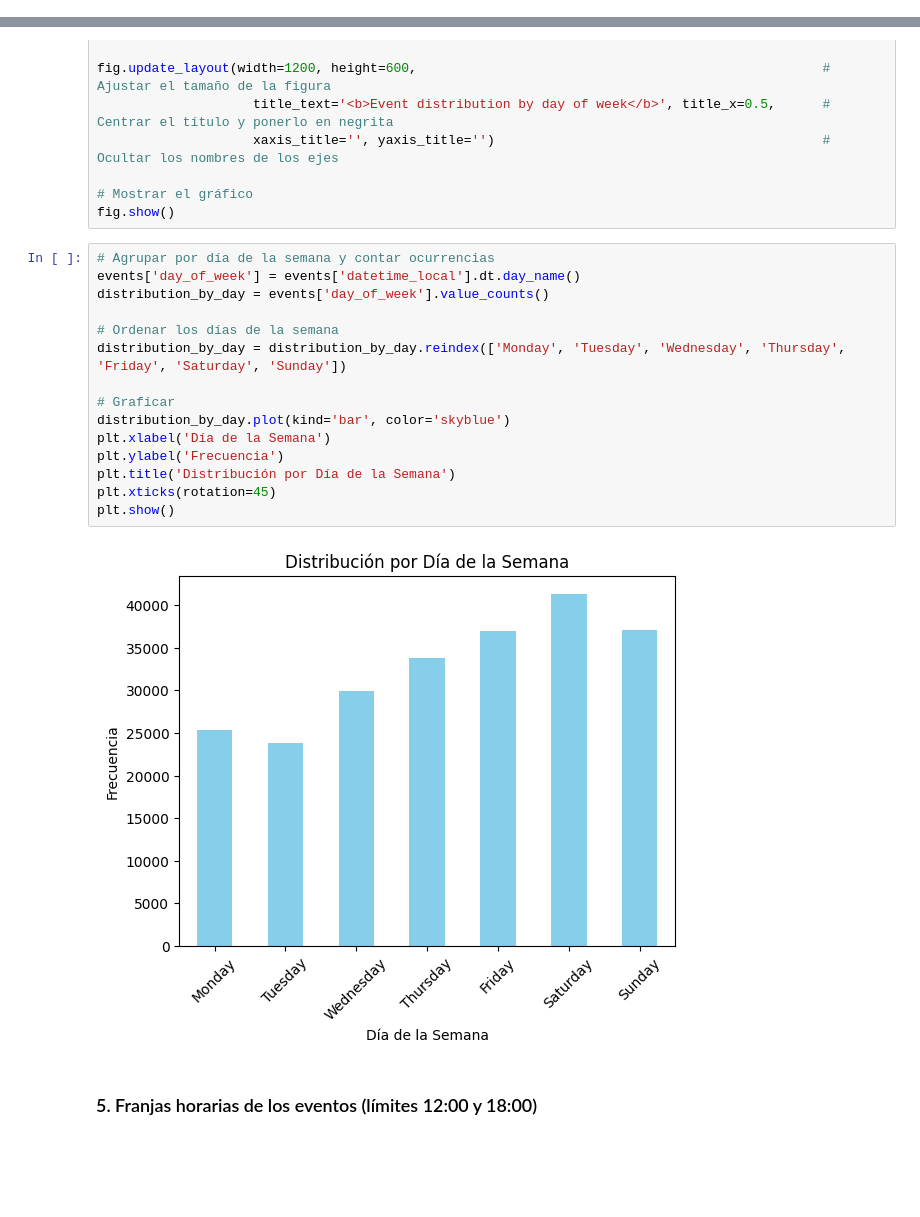
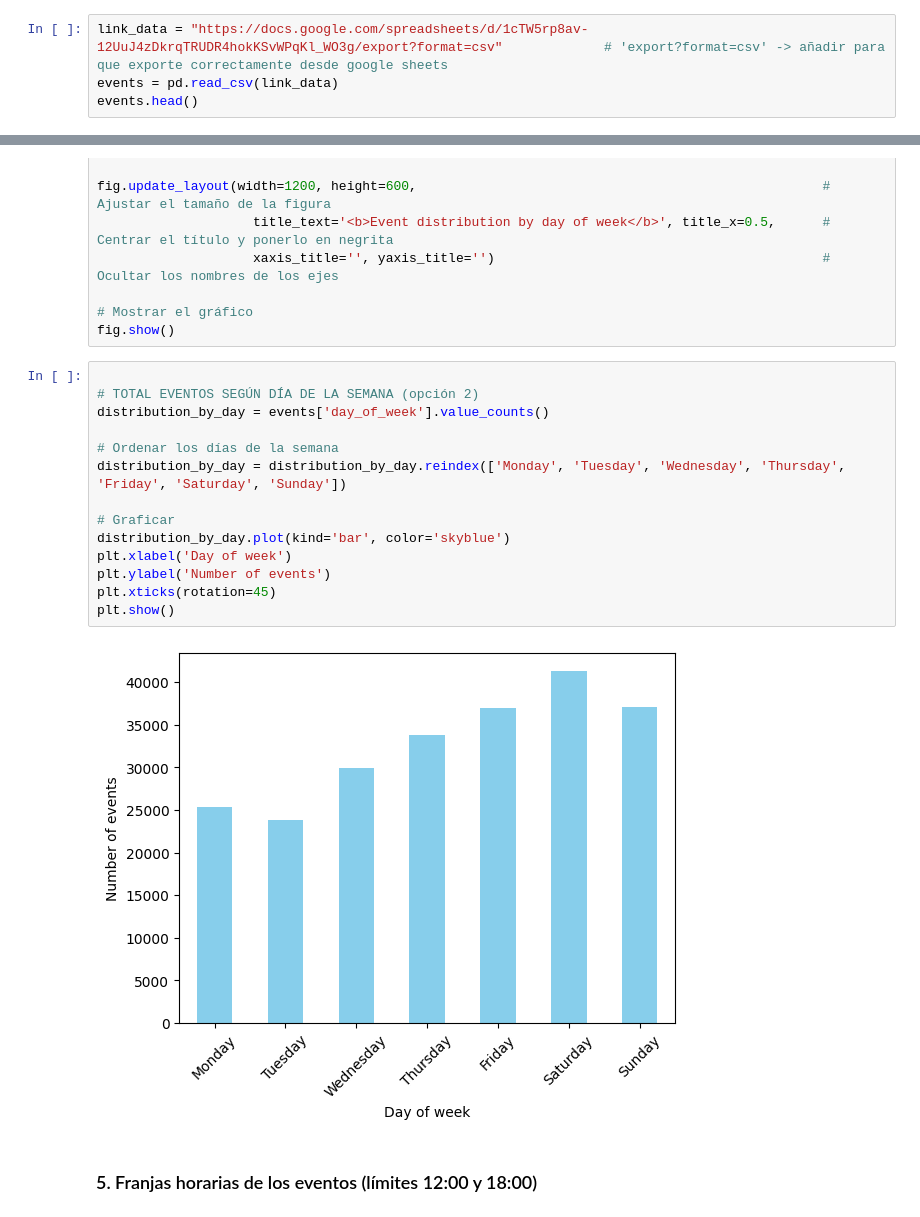
Before and after one commit to martahinojosa1/Feverup_events_and_prices, a Jupyter notebook: notebooks/2-feverup_EDA.ipynb, the cells around one changed output, grey strips where cells are left out. Saved outputs shown, nothing was run; the diff lists cells and outputs as text; blank space fills up the shorter version.

```diff
--- a/notebooks/2-feverup_EDA.ipynb
+++ b/notebooks/2-feverup_EDA.ipynb
@@ -38,0 +24,4 @@ events.head()
+# %%
+link_data = "https://docs.google.com/spreadsheets/d/1cTW5rp8av-12UuJ4zDkrqTRUDR4hokKSvWPqKl_WO3g/export?format=csv"             # 'export?format=csv' -> añadir para que exporte correctamente desde google sheets
+events = pd.read_csv(link_data)
+events.head()
@@ -195,22 +190,21 @@ fig.update_layout(width=1200, height=600,
 # Mostrar el gráfico
 fig.show()
 # %%
-# Agrupar por día de la semana y contar ocurrencias
-events['day_of_week'] = events['datetime_local'].dt.day_name()
+
+# TOTAL EVENTOS SEGÚN DÍA DE LA SEMANA (opción 2)
 distribution_by_day = events['day_of_week'].value_counts()
 
 # Ordenar los días de la semana
 distribution_by_day = distribution_by_day.reindex(['Monday', 'Tuesday', 'Wednesday', 'Thursday', 'Friday', 'Saturday', 'Sunday'])
 
 # Graficar
 distribution_by_day.plot(kind='bar', color='skyblue')
-plt.xlabel('Día de la Semana')
-plt.ylabel('Frecuencia')
-plt.title('Distribución por Día de la Semana')
+plt.xlabel('Day of week')
+plt.ylabel('Number of events')
 plt.xticks(rotation=45)
 plt.show()
 # %% [output]
-[figure, old version]
+[figure, new version]
 # %% [markdown]
 ### 5. Franjas horarias de los eventos (límites 12:00 y 18:00)
 # %%
```
Also changed, not shown: parts of 42 cells of this notebook.
